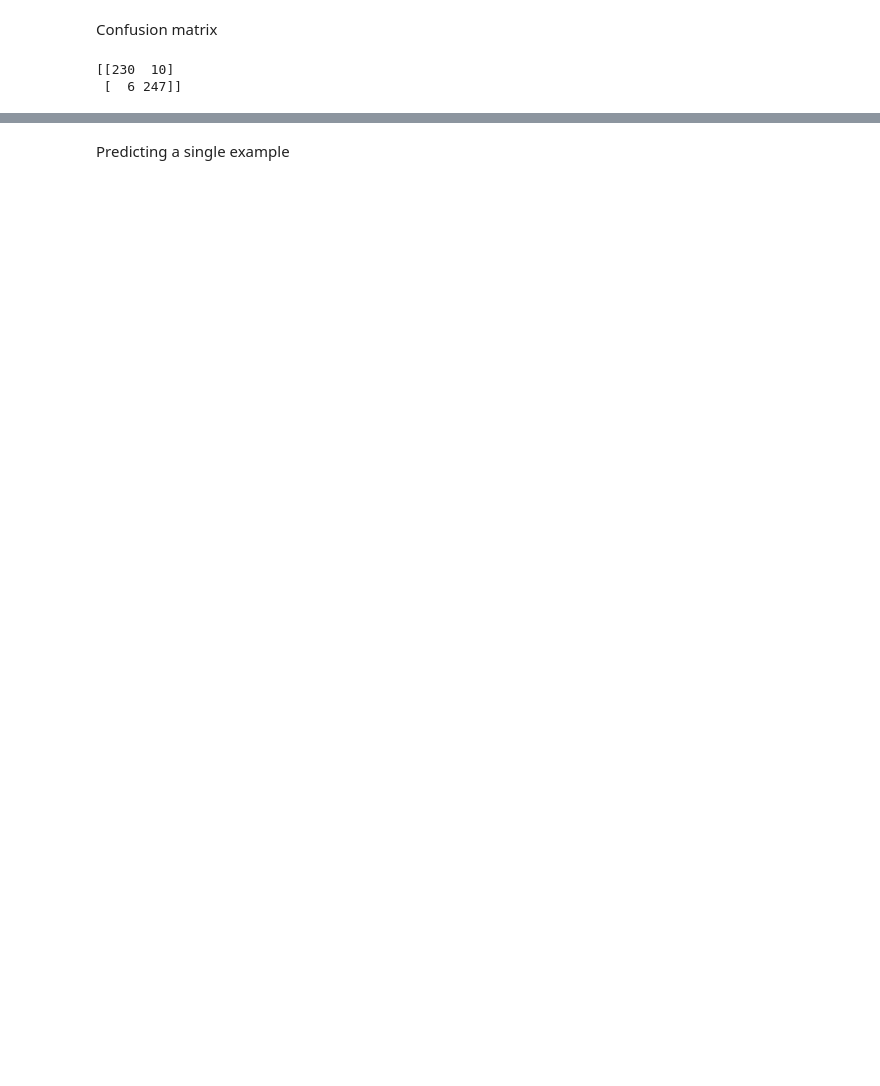
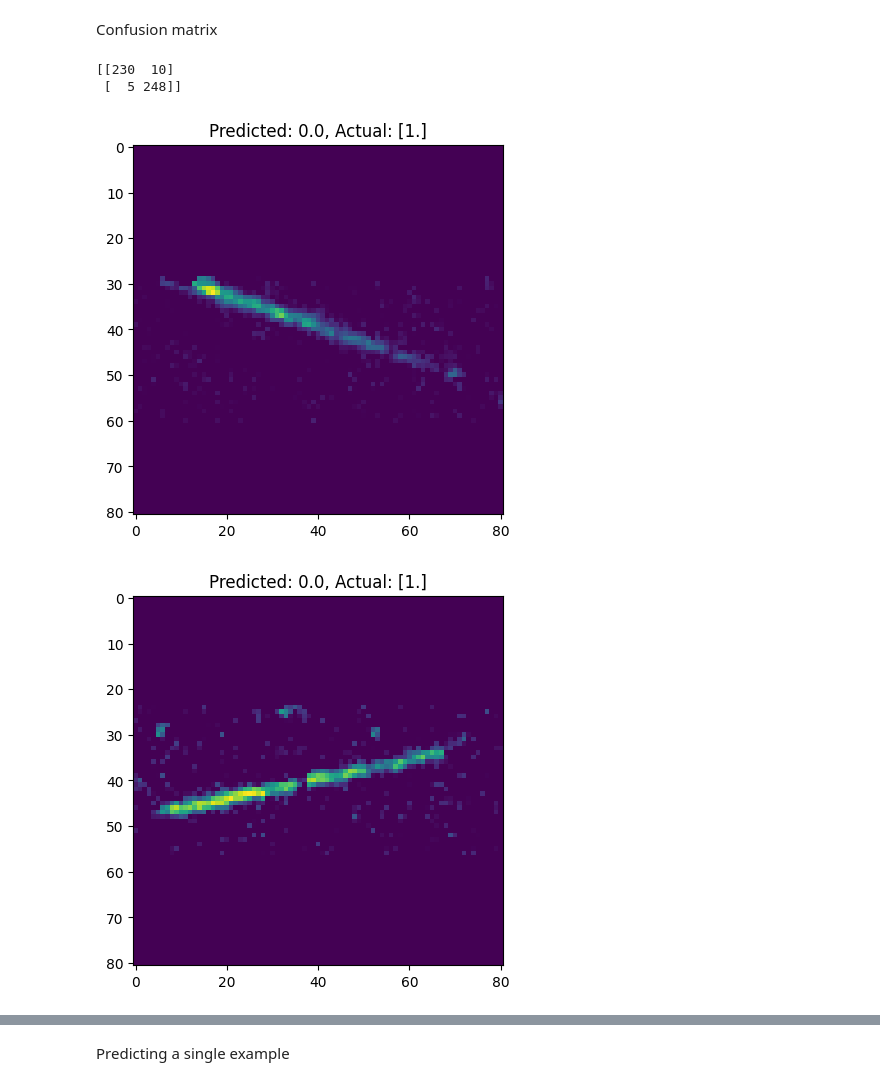
Before and after one commit to 9helix/GMNmeteorNet, a Jupyter notebook: data augmentation.ipynb, the cells around one changed output, grey strips where cells are left out. Cells and saved outputs as stored; diff of their text form; code cells hidden in the pictures; blank space fills up the shorter version.

```diff
--- a/data augmentation.ipynb
+++ b/data augmentation.ipynb
@@ -331,15 +318,22 @@ Validation mAP: 0.9807563424110413
 # %% [markdown]
 Confusion matrix
 # %%
-Y_pred = model.predict(val_ds)
-
-Y_pred_classes = np.squeeze(np.round(Y_pred))
-#Y_pred_classes=binary_mtx = tf.where(Y_pred >= 0.9, 1, 0).numpy()
+Y_pred_labels = np.squeeze(np.round(Y_pred))
+# Y_pred_classes=binary_mtx = tf.where(Y_pred >= 0.9, 1, 0).numpy()
 
 Y_true = np.squeeze(np.concatenate([y for x, y in val_ds], axis=0))
 
-confusion_mtx = tf.math.confusion_matrix(Y_true, Y_pred_classes, num_classes=2)
+confusion_mtx = tf.math.confusion_matrix(Y_true, Y_pred_labels, num_classes=2)
 print(confusion_mtx.numpy())
 # %% [output]
 [[230  10]
- [  6 247]]
+ [  5 248]]
+# %%
+for i, (img, true_label) in enumerate(val_ds.unbatch()):
+    if Y_pred_labels[i] == 0 and true_label == 1:
+        plt.imshow(img)
+        plt.title(f"Predicted: {Y_pred_labels[i]}, Actual: {true_label}")
+        plt.show()
+# %% [output]
+[figure, added]
+[figure, added]
```
Also changed, not shown: parts of 12 cells of this notebook.
